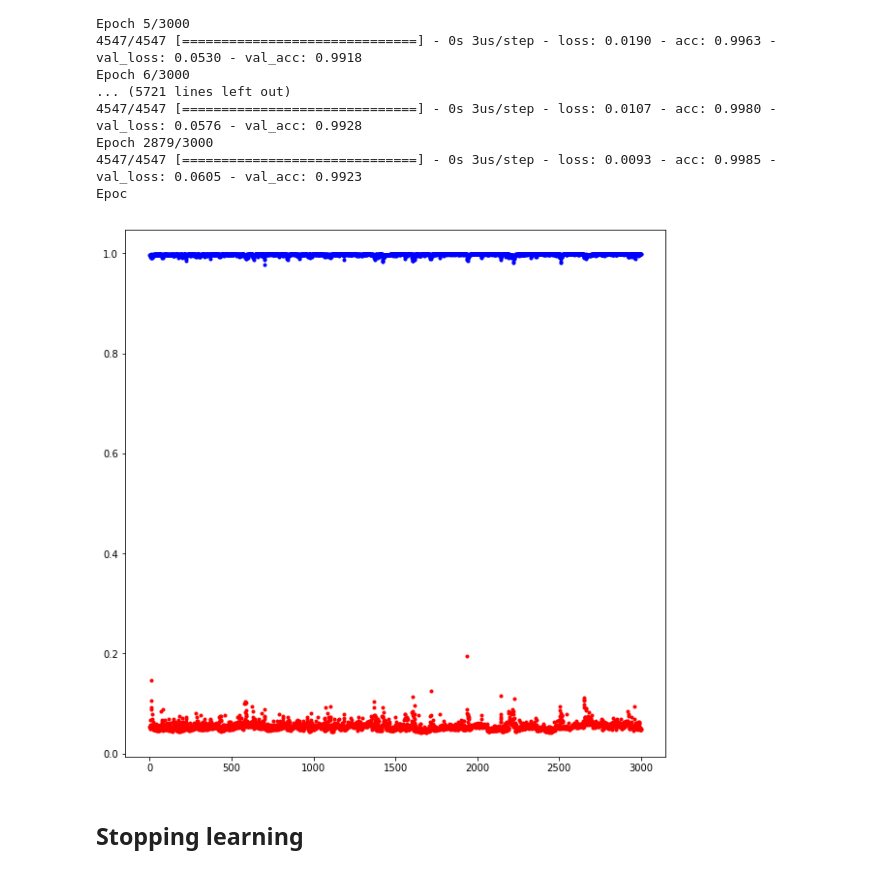
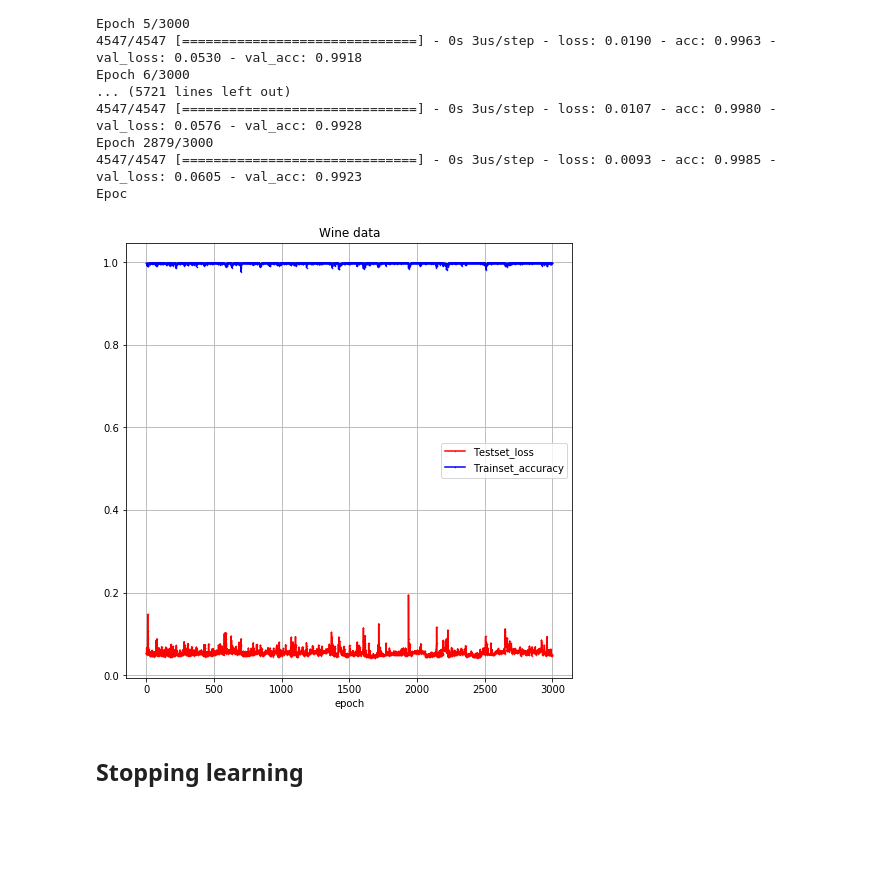
Before and after one commit to hsyliark/python_Machine_Learning, a Jupyter notebook: 8월 12일 (Wine).ipynb, the cells around one changed output. Drawn from its saved outputs; the diff is of its cells as text; code cells hidden in the pictures; blank space fills up the shorter version.

```diff
--- a/8월 12일 (Wine).ipynb
+++ b/8월 12일 (Wine).ipynb
@@ -165,17 +165,21 @@ Epoc
 # %%
 import matplotlib.pyplot as plt
 %matplotlib inline
 
 y_vloss = history.history['val_loss']
 y_acc = history.history['acc']
 x_len = np.arange(len(y_acc))
 
-plt.figure(figsize=(10,10))
-plt.plot(x_len, y_vloss, 'o', c='red', markersize=3)
-plt.plot(x_len, y_acc, 'o', c='blue', markersize=3)
+plt.figure(figsize=(8,8))
+plt.plot(x_len, y_vloss, marker='.', c='red', markersize=1, label='Testset_loss')
+plt.plot(x_len, y_acc, marker='.', c='blue', markersize=1, label='Trainset_accuracy')
+plt.grid()
+plt.legend(loc='upper_right')
+plt.xlabel('epoch')
+plt.title('Wine data')
 plt.show()
 # %% [output]
-[figure, old version]
+[figure, new version]
 # %% [markdown]
 ## Stopping learning
 # %%
```
Also changed, not shown: 16 other files.
